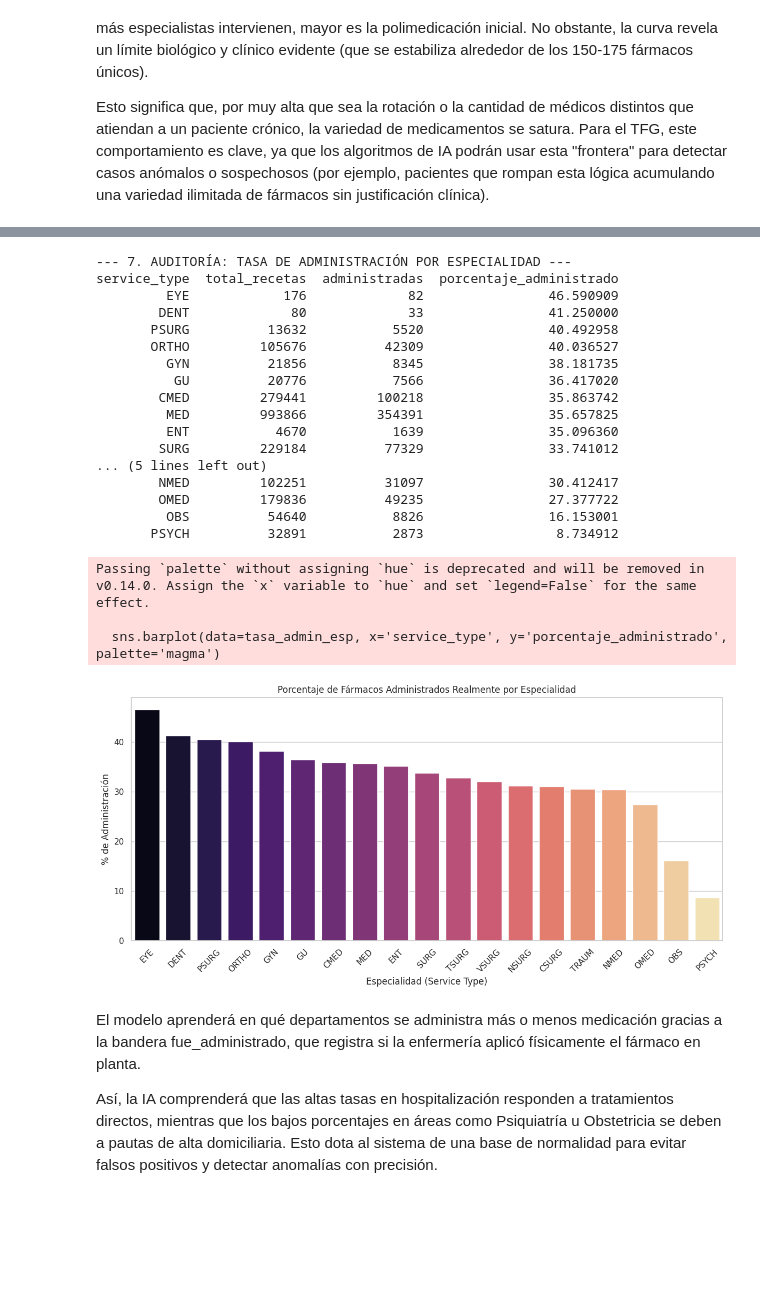
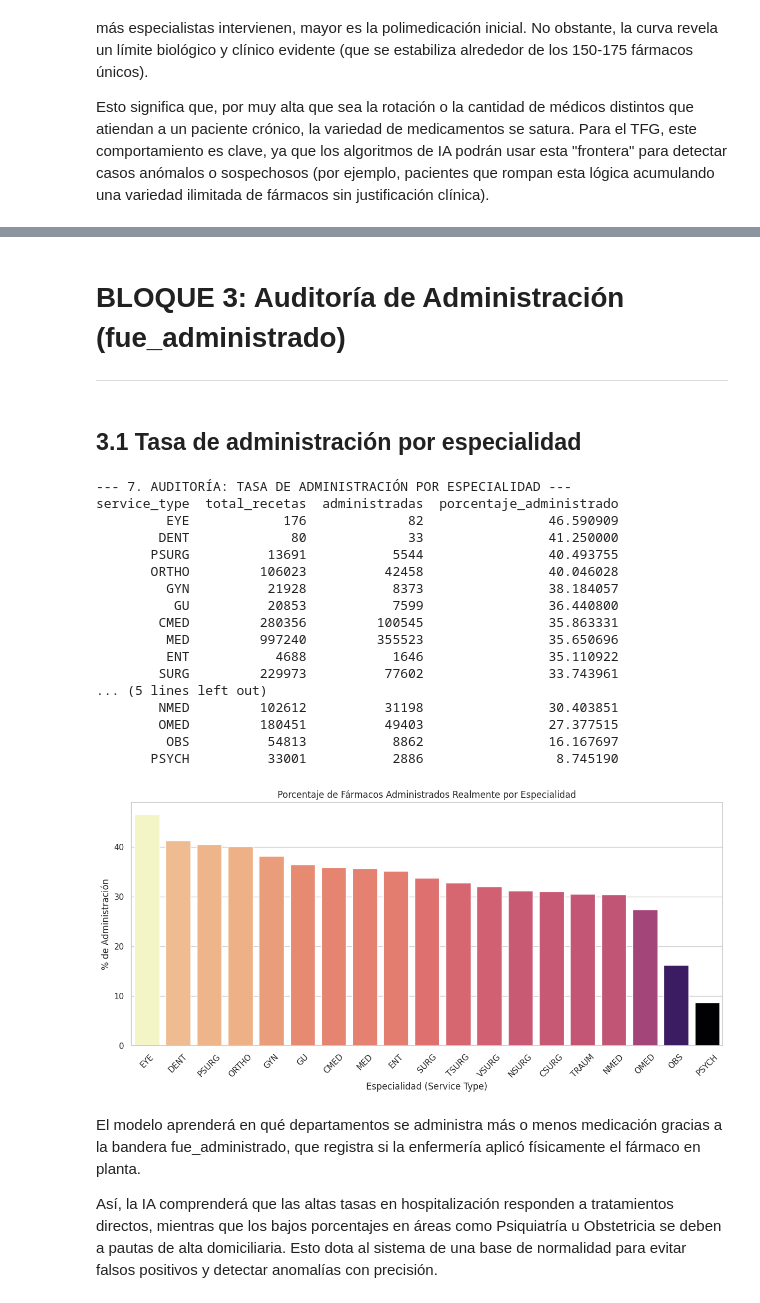
Before and after one commit to antoniojoseom/fhir-fraud-detection-ai, a Jupyter notebook: notebooks/eda_analysis.ipynb, the cells around one changed output, grey strips where cells are left out. Drawn from its saved outputs; the diff is of its cells as text; code cells hidden in the pictures; blank space fills up the shorter version.

```diff
--- a/notebooks/eda_analysis.ipynb
+++ b/notebooks/eda_analysis.ipynb
@@ -51,0 +66,36 @@ print(f"✅ Dataset cargado con éxito. Total de registros analizados: {len(df):
+# %%
+# ==============================================================================
+# 0.1: DISTRIBUCIÓN TEMPORAL: Rango Cronológico y Volumen Total de Prescripciones
+# ==============================================================================
+import warnings
+warnings.filterwarnings('ignore', category=UserWarning)
+
+# 1. Asegurarnos de que las fechas están en formato datetime con zona horaria unificada
+df['authored_on'] = pd.to_datetime(df['authored_on'], errors='coerce', utc=True)
+
+# 2. Análisis impreso del rango cronológico (para responder a los tutores)
+print("--- ANÁLISIS DEL RANGO CRONOLÓGICO ---")
+print(f"Fecha de la prescripción más antigua: {df['authored_on'].min()}")
+print(f"Fecha de la prescripción más moderna: {df['authored_on'].max()}")
+
+# 3. Creamos la columna de 'semana' (si no la habías creado antes en esta sesión)
+df['semana'] = df['authored_on'].dt.to_period('W')
+
+# 4. Agrupamos por semana para contar el volumen total de recetas
+prescripciones_semana = df.groupby('semana').size().reset_index(name='num_prescripciones')
+prescripciones_semana['semana'] = prescripciones_semana['semana'].dt.to_timestamp()
+
+# 5. Gráfica estética de la distribución temporal de recetas
+plt.figure(figsize=(14, 6))
+sns.lineplot(
+    data=prescripciones_semana,
+    x='semana',
+    y='num_prescripciones',
+    color='#2ca02c', # Verde
+    linewidth=2.2
+)
+plt.title('Distribución Temporal: Volumen Total de Prescripciones por Semana', weight='bold', pad=15)
+plt.xlabel('Tiempo (Semanas)')
+plt.ylabel('Número total de prescripciones')
+plt.grid(True, linestyle='--', alpha=0.6)
+plt.show()
@@ -351,47 +417,54 @@ Esto significa que, por muy alta que sea la rotación o la cantidad de médicos
+# %% [markdown]
+
+
+
+
+# **BLOQUE 3: Auditoría de Administración (fue_administrado)**
+
+---
+# %% [markdown]
+## 3.1 Tasa de administración por especialidad
 # %%
 # ==============================================================================
-# 7. TASA DE ADMINISTRACIÓN POR ESPECIALIDAD
+# 3.1 TASA DE ADMINISTRACIÓN POR ESPECIALIDAD
 # ==============================================================================
 print("--- 7. AUDITORÍA: TASA DE ADMINISTRACIÓN POR ESPECIALIDAD ---")
 tasa_admin_esp = df.groupby('service_type')['fue_administrado'].agg(
     total_recetas='count', administradas='sum'
 ).reset_index()
 
 tasa_admin_esp['porcentaje_administrado'] = (tasa_admin_esp['administradas'] / tasa_admin_esp['total_recetas']) * 100
 tasa_admin_esp = tasa_admin_esp.sort_values(by='porcentaje_administrado', ascending=False)
 
 print(tasa_admin_esp.to_string(index=False))
 
 # Gráfico visual para las especialidades
 plt.figure(figsize=(12, 6))
-sns.barplot(data=tasa_admin_esp, x='service_type', y='porcentaje_administrado', palette='magma')
+sns.barplot(data=tasa_admin_esp, x='service_type', y='porcentaje_administrado', hue='porcentaje_administrado', palette='magma', legend=False)
 plt.title('Porcentaje de Fármacos Administrados Realmente por Especialidad')
 plt.xlabel('Especialidad (Service Type)')
 plt.ylabel('% de Administración')
 plt.xticks(rotation=45)
 plt.show()
 # %% [output]
 --- 7. AUDITORÍA: TASA DE ADMINISTRACIÓN POR ESPECIALIDAD ---
 service_type  total_recetas  administradas  porcentaje_administrado
          EYE            176             82                46.590909
         DENT             80             33                41.250000
-       PSURG          13632           5520                40.492958
-       ORTHO         105676          42309                40.036527
-         GYN          21856           8345                38.181735
-          GU          20776           7566                36.417020
-        CMED         279441         100218                35.863742
-         MED         993866         354391                35.657825
-         ENT           4670           1639                35.096360
-        SURG         229184          77329                33.741012
+       PSURG          13691           5544                40.493755
+       ORTHO         106023          42458                40.046028
+         GYN          21928           8373                38.184057
+          GU          20853           7599                36.440800
+        CMED         280356         100545                35.863331
+         MED         997240         355523                35.650696
+         ENT           4688           1646                35.110922
+        SURG         229973          77602                33.743961
 ... (5 lines left out)
-        NMED         102251          31097                30.412417
-        OMED         179836          49235                27.377722
-         OBS          54640           8826                16.153001
-       PSYCH          32891           2873                 8.734912
+        NMED         102612          31198                30.403851
+        OMED         180451          49403                27.377515
+         OBS          54813           8862                16.167697
+       PSYCH          33001           2886                 8.745190
-Passing `palette` without assigning `hue` is deprecated and will be removed in v0.14.0. Assign the `x` variable to `hue` and set `legend=False` for the same effect.
-
-  sns.barplot(data=tasa_admin_esp, x='service_type', y='porcentaje_administrado', palette='magma')
-[figure, old version]
+[figure, new version]
 # %% [markdown]
 El modelo aprenderá en qué departamentos se administra más o menos medicación gracias a la bandera fue_administrado, que registra si la enfermería aplicó físicamente el fármaco en planta.
 
```
Also changed, not shown: parts of 53 cells of this notebook.
